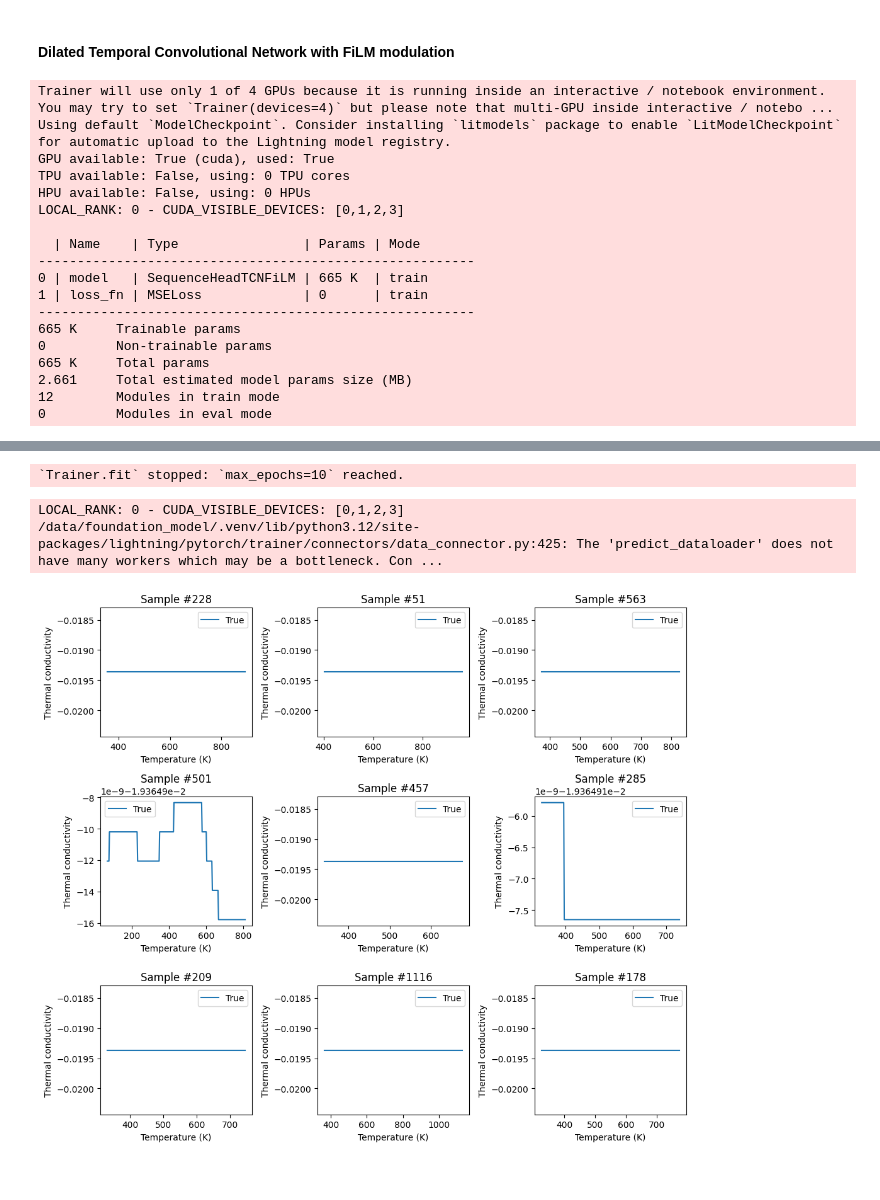
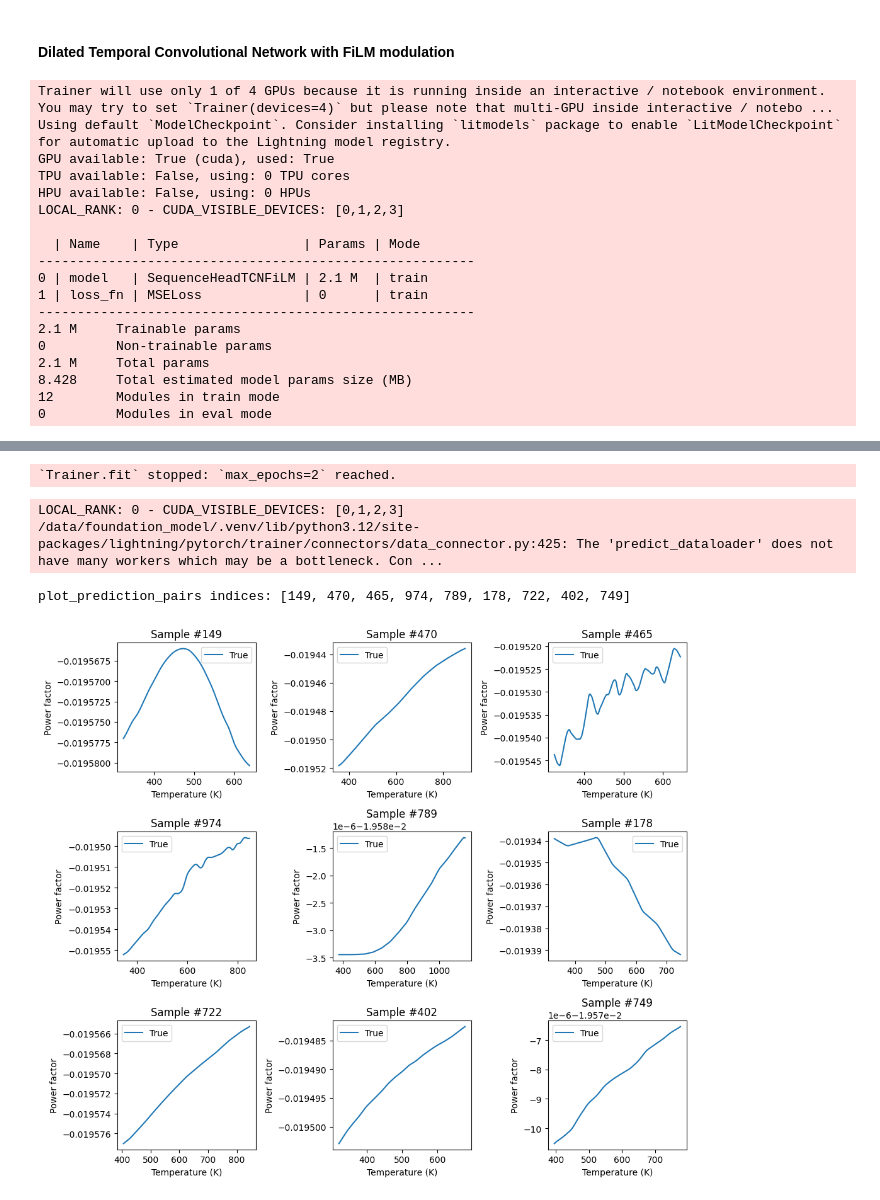
Before and after one commit to TsumiNa/foundation_model, a Jupyter notebook: notebooks/test_seq_models.ipynb, the cells around one changed output, grey strips where cells are left out. Drawn from its saved outputs; the diff is of its cells as text; code cells hidden in the pictures.

```diff
--- a/notebooks/test_seq_models.ipynb
+++ b/notebooks/test_seq_models.ipynb
@@ -242,10 +242,12 @@ def plot_prediction_pairs(samples, *, n=9, seed=42, prop="", title_prefix="Sampl
     只取每条曲线中间90%的数据进行绘制
     show_true: 是否绘制真实曲线
     show_pred: 是否绘制预测曲线
+    额外输出本次抽中的indices
     """
     random.seed(seed)  # 固定随机种子以确保可重复性
 
     indices = random.sample(range(len(samples)), n)
+    print("plot_prediction_pairs indices:", indices)  # 输出抽中的indices
     n_cols = int(np.sqrt(n))
     n_rows = int(np.ceil(n / n_cols))
 
@@ -330,11 +304,22 @@ Index(['formula', 'Material type', 'Space group', 'composition', 'elements',
 # %%
-prop = "Thermal conductivity"
+_ = [
+    "Thermal conductivity",
+    "Electrical resistivity",
+    "Power factor",
+    "Seebeck coefficient",
+    "ZT",
+    "Magnetic susceptibility",
+    "DOS density",
+]
 
-tc = qc_ac_te_mp_dos_data[prop].dropna()
-tc_norm = qc_ac_te_mp_dos_data[f"{prop} (normalized)"].loc[tc.index]
-tc_T = qc_ac_te_mp_dos_data[f"{prop} (T/K)"].loc[tc.index]
-desc = desc_trans.loc[tc.index]
-split = qc_ac_te_mp_dos_data["split"].loc[tc.index]
+prop = "Power factor"
+
+prop_value = qc_ac_te_mp_dos_data[prop].dropna()
+prop_value_norm = qc_ac_te_mp_dos_data[f"{prop} (normalized)"].loc[prop_value.index]
+prop_T = qc_ac_te_mp_dos_data[f"{prop} (T/K)"].loc[prop_value.index]
+dos_energy = qc_ac_te_mp_dos_data["DOS energy"].loc[prop_value.index]
+desc = desc_trans.loc[prop_value.index]
+split = qc_ac_te_mp_dos_data["split"].loc[prop_value.index]
 # %%
 from lightning import Trainer
 from lightning.pytorch.callbacks import EarlyStopping
@@ -510,6 +497,9 @@ class LightningTCNFiLM(L.LightningModule):
     def training_step(self, batch, batch_idx):
         temps, h, target = batch
         pred = self(temps, h)
+        assert pred.shape == target.shape, f"pred shape {pred.shape}, target shape {target.shape}"
+        temps, h, target = batch
+        pred = self(temps, h)
         loss = self.loss_fn(pred, target)
         self.log("train/loss", loss, prog_bar=True, on_step=True, on_epoch=True)
         return loss
@@ -531,6 +521,7 @@ class LightningTCNFiLM(L.LightningModule):
     def predict_step(self, batch, batch_idx, dataloader_idx=0):
         temps, h, target = batch
         pred = self(temps, h)
+        assert pred.shape == target.shape, f"pred shape {pred.shape}, target shape {target.shape}"
         return temps, target, pred
 
     def configure_optimizers(self):
@@ -542,8 +533,8 @@ from lightning.pytorch.callbacks import EarlyStopping
 # 1. 初始化数据模块
 dm = DOSDataModule(
     desc=desc,
-    dos_energy=tc_T,
-    dos=tc_norm,
+    dos_energy=prop_T,
+    dos=prop_value_norm,
     serial=split,
     batch_size=64,
     random_seed=42,
@@ -555,13 +546,13 @@ model = LightningTCNFiLM(
     d_in=desc.shape[1],
     hidden=128,
     n_layers=4,
-    kernel_size=8,
+    kernel_size=30,
     lr=1e-3,
 )
 
 # 3. 初始化训练器
 trainer = Trainer(
-    max_epochs=10,
+    max_epochs=2,
     accelerator="auto",
     callbacks=[EarlyStopping(monitor="val/loss", patience=5, mode="min")],
     log_every_n_steps=100,
@@ -576,7 +567,7 @@ preds = trainer.predict(model, dataloaders=dm.test_dataloader())
 # 6. 可视化预测结果
 # flatten and pass to plot
 samples = [sample for batch in preds for sample in zip(*batch)]
-plot_prediction_pairs(samples, n=9, prop=prop, show_pred=False)
+plot_prediction_pairs(samples, n=9, prop=prop, seed=100, show_pred=False)
 # %% [output]
 Trainer will use only 1 of 4 GPUs because it is running inside an interactive / notebook environment. You may try to set `Trainer(devices=4)` but please note that multi-GPU inside interactive / notebo ...
 Using default `ModelCheckpoint`. Consider installing `litmodels` package to enable `LitModelCheckpoint` for automatic upload to the Lightning model registry.
@@ -587,12 +578,12 @@ LOCAL_RANK: 0 - CUDA_VISIBLE_DEVICES: [0,1,2,3]
 
   | Name    | Type                | Params | Mode
 --------------------------------------------------------
-0 | model   | SequenceHeadTCNFiLM | 665 K  | train
+0 | model   | SequenceHeadTCNFiLM | 2.1 M  | train
 1 | loss_fn | MSELoss             | 0      | train
 --------------------------------------------------------
-665 K     Trainable params
+2.1 M     Trainable params
 0         Non-trainable params
-665 K     Total params
-2.661     Total estimated model params size (MB)
+2.1 M     Total params
+8.428     Total estimated model params size (MB)
 12        Modules in train mode
 0         Modules in eval mode
@@ -602,4 +594,5 @@ Warning: kernel_size=8 is even, automatically changed to 9
-`Trainer.fit` stopped: `max_epochs=10` reached.
+`Trainer.fit` stopped: `max_epochs=2` reached.
 LOCAL_RANK: 0 - CUDA_VISIBLE_DEVICES: [0,1,2,3]
 /data/foundation_model/.venv/lib/python3.12/site-packages/lightning/pytorch/trainer/connectors/data_connector.py:425: The 'predict_dataloader' does not have many workers which may be a bottleneck. Con ...
+plot_prediction_pairs indices: [149, 470, 465, 974, 789, 178, 722, 402, 749]
-[figure, old version]
+[figure, new version]
```
Also changed, not shown: parts of 14 cells of this notebook, 1 other file.
